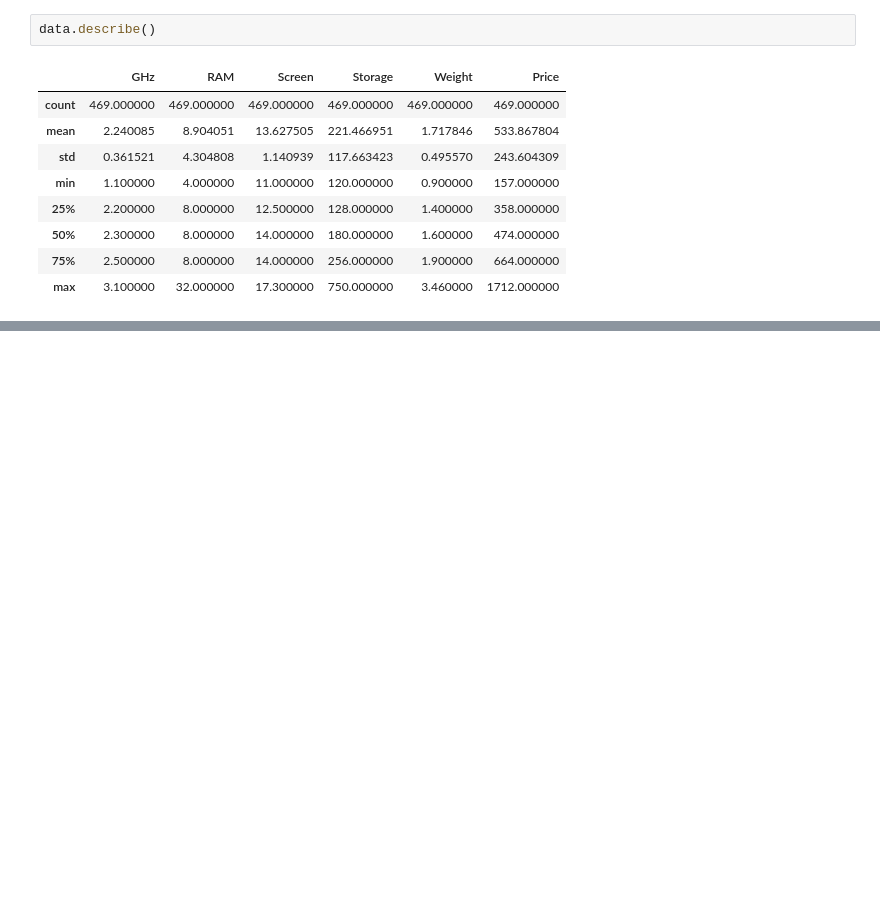
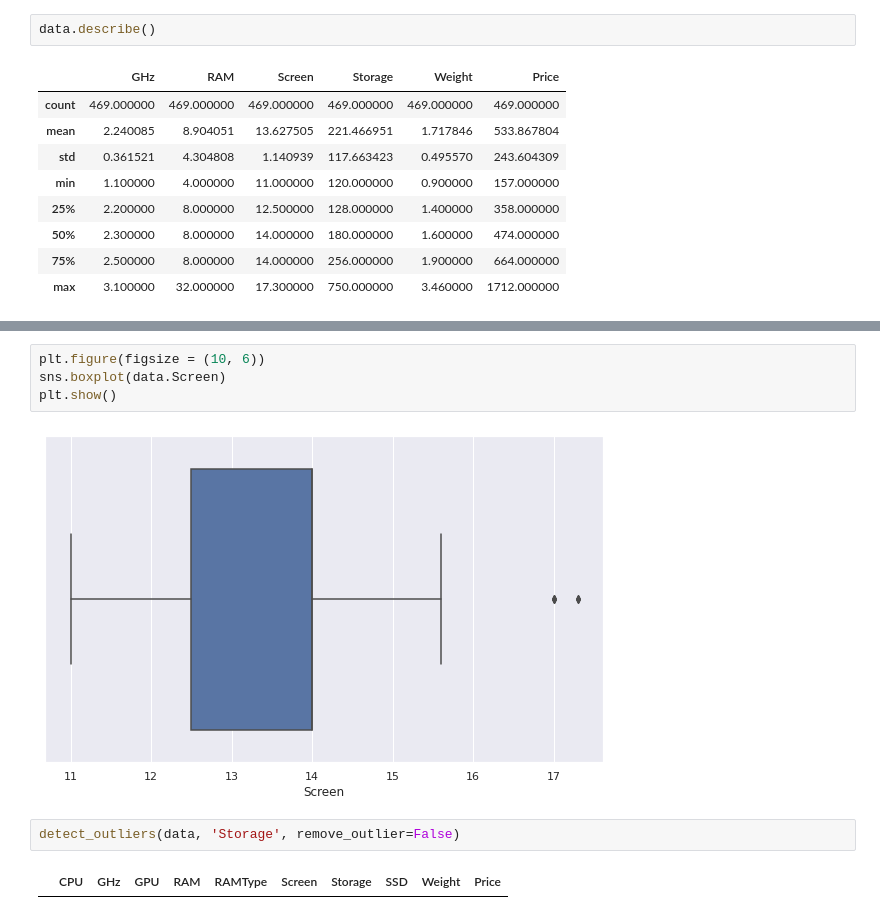
Before and after one commit to danielAdama/laptop-price-prediction, a Jupyter notebook: src/LaptopPriceTrainer/LaptopDataPreparation.ipynb, the cells around one changed output, grey strips where cells are left out. Cells and saved outputs as stored; diff of their text form; blank space fills up the shorter version.

```diff
--- a/src/LaptopPriceTrainer/LaptopDataPreparation.ipynb
+++ b/src/LaptopPriceTrainer/LaptopDataPreparation.ipynb
@@ -153,0 +178,10 @@ data.describe()
+# %%
+plt.figure(figsize = (10, 6))
+sns.boxplot(data.Screen)
+plt.show()
+# %% [output]
+[figure, added]
+# %%
+detect_outliers(data, 'Storage', remove_outlier=False)
+# %% [output]
+|  | CPU | GHz | GPU | RAM | RAMType | Screen | Storage | SSD | Weight | Price |
```
Also changed, not shown: parts of 9 cells of this notebook.
